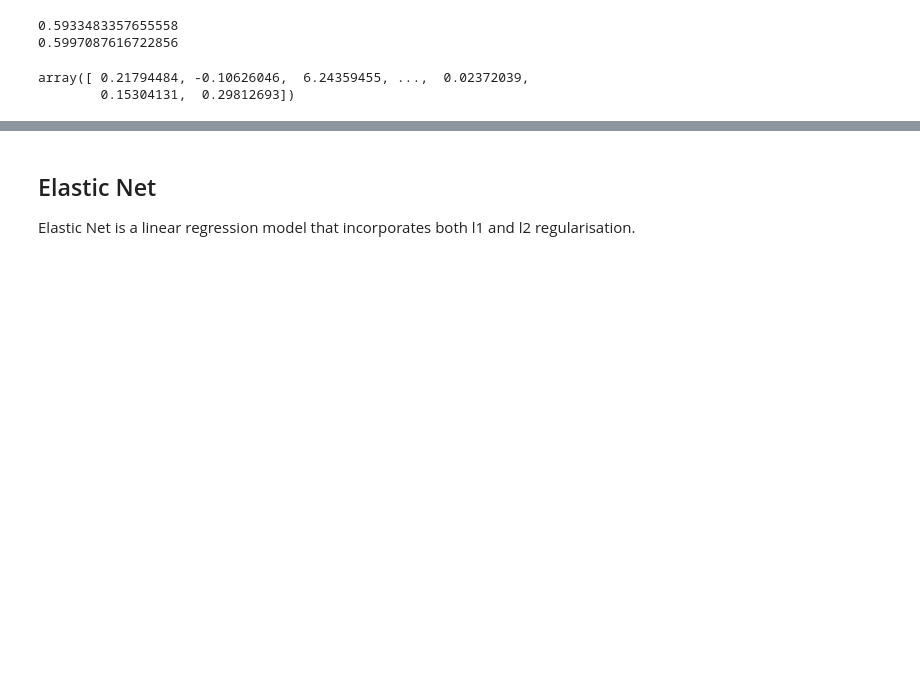
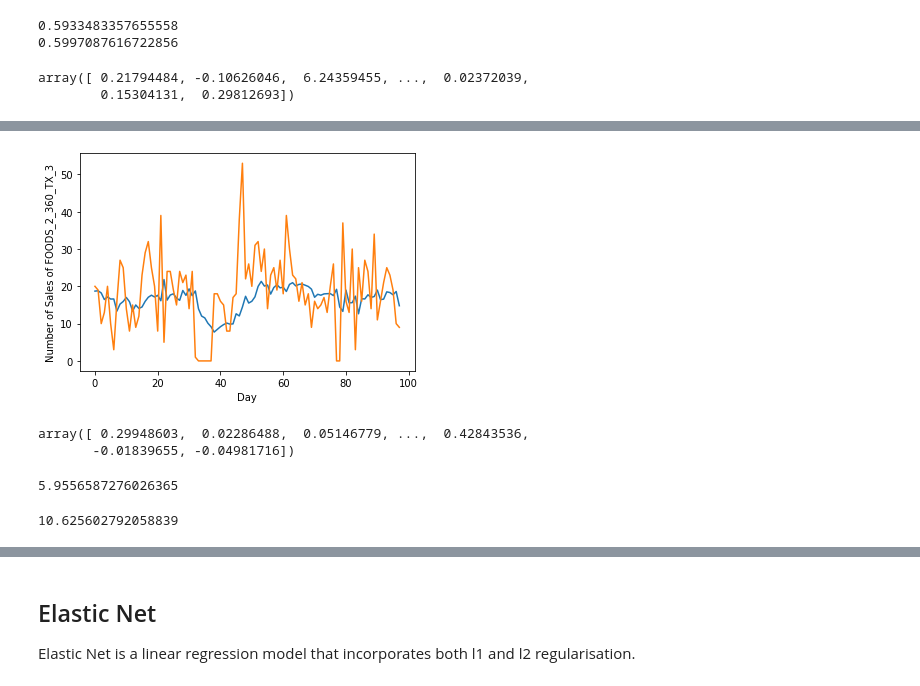
Before and after one commit to ixiaopan/GroupWork, a Jupyter notebook: AML/Modelling_Matt.ipynb, the cells around one changed output, grey strips where cells are left out. Drawn from its saved outputs; the diff is of its cells as text; code cells hidden in the pictures; blank space fills up the shorter version.

```diff
--- a/AML/Modelling_Matt.ipynb
+++ b/AML/Modelling_Matt.ipynb
@@ -59,6 +60,13 @@ df.dropna(inplace=True) #Drop rows with NAs (as result of lagged features)
+# %%
+#Create separate test set for item
+df_item = df.loc[df.id == "FOODS_2_360_TX_3_validation"].copy()
+df_test = df.loc[df.d > 1200/1300].copy()
+df = df.loc[df.d <= 1200/1300].copy()
 # %%
 #product_ids = df.id.copy()
 df.drop(['id'], axis=1, inplace=True) #Drop the id column
+df_test.drop(['id'], axis=1, inplace=True) #Drop the id column
+df_item.drop(['id'], axis=1, inplace=True) #Drop the id column
 # %%
 df.isnull().sum()
 # %% [output]
@@ -318,3 +315,11 @@ preds_test
 # %% [output]
 array([ 0.21794484, -0.10626046,  6.24359455, ...,  0.02372039,
         0.15304131,  0.29812693])
+# %%
+#df_item
+df_item_test = df_item.loc[df_item.d > 1200/1300].copy()
+y_item = df_item_test.sold.values
+X_item = df_item_test.drop(['sold'], axis=1).values
+# %%
+item_preds = svm_reg.predict(X_item)
+item_preds
@@ -320,0 +347,8 @@ array([ 0.21794484, -0.10626046,  6.24359455, ...,  0.02372039,
+# %%
+plt.plot(item_preds)
+plt.plot(y_item)
+plt.xlabel("Day")
+plt.ylabel("Number of Sales of FOODS_2_360_TX_3")
+plt.show()
+# %% [output]
+[figure, added]
@@ -320,0 +359,10 @@ array([ 0.21794484, -0.10626046,  6.24359455, ...,  0.02372039,
+# %%
+test_preds = svm_reg.predict(X_test)
+test_preds
+# %% [output]
+array([ 0.29948603,  0.02286488,  0.05146779, ...,  0.42843536,
+       -0.01839655, -0.04981716])
+# %%
+mean_squared_error(y_test, test_preds)
+# %% [output]
+5.9556587276026365
@@ -320,0 +371,4 @@ array([ 0.21794484, -0.10626046,  6.24359455, ...,  0.02372039,
+# %%
+mean_squared_error(df_test[df_test['FOODS'] == 1].sold.values, df_test[df_test['FOODS'] == 1].preds.values)
+# %% [output]
+10.625602792058839
```
Also changed, not shown: parts of 26 cells of this notebook.
